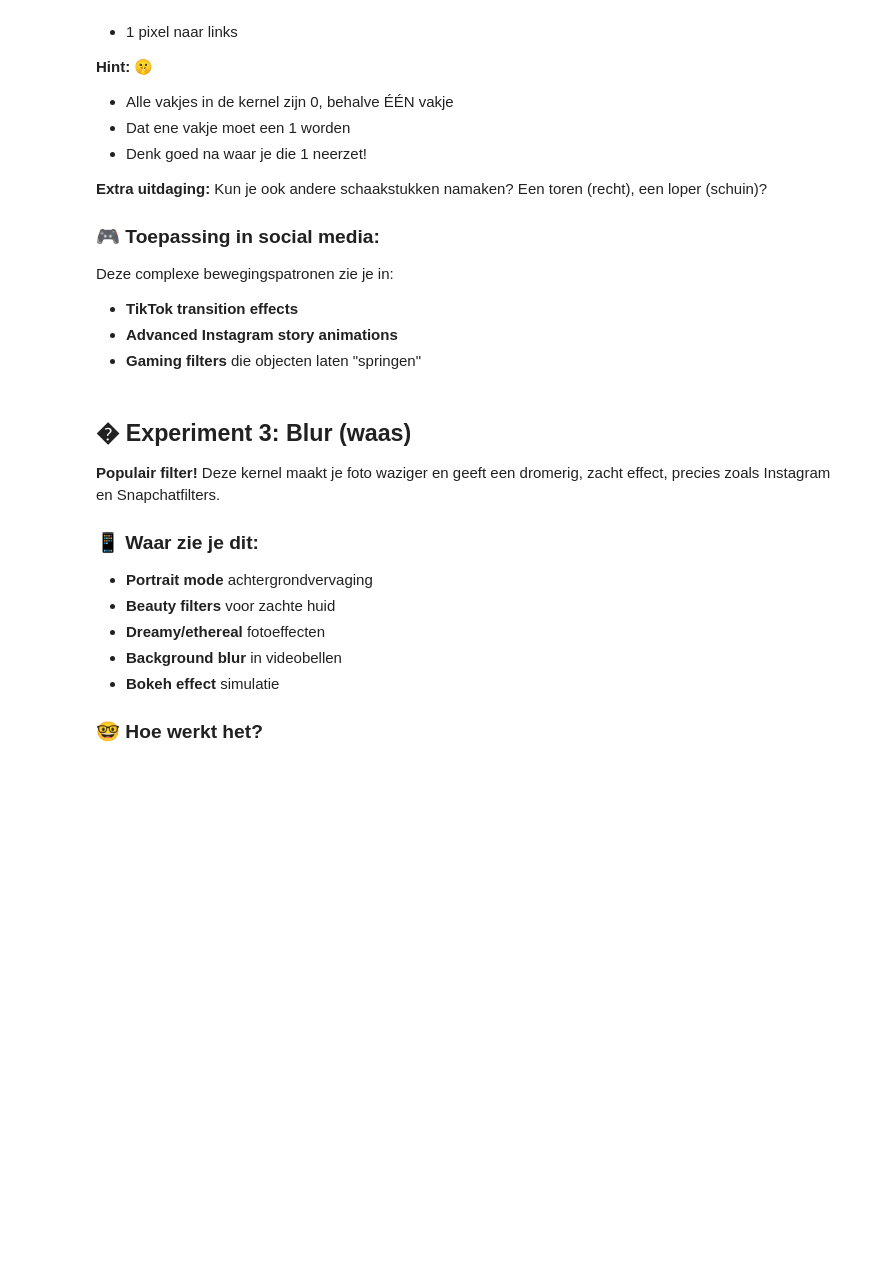
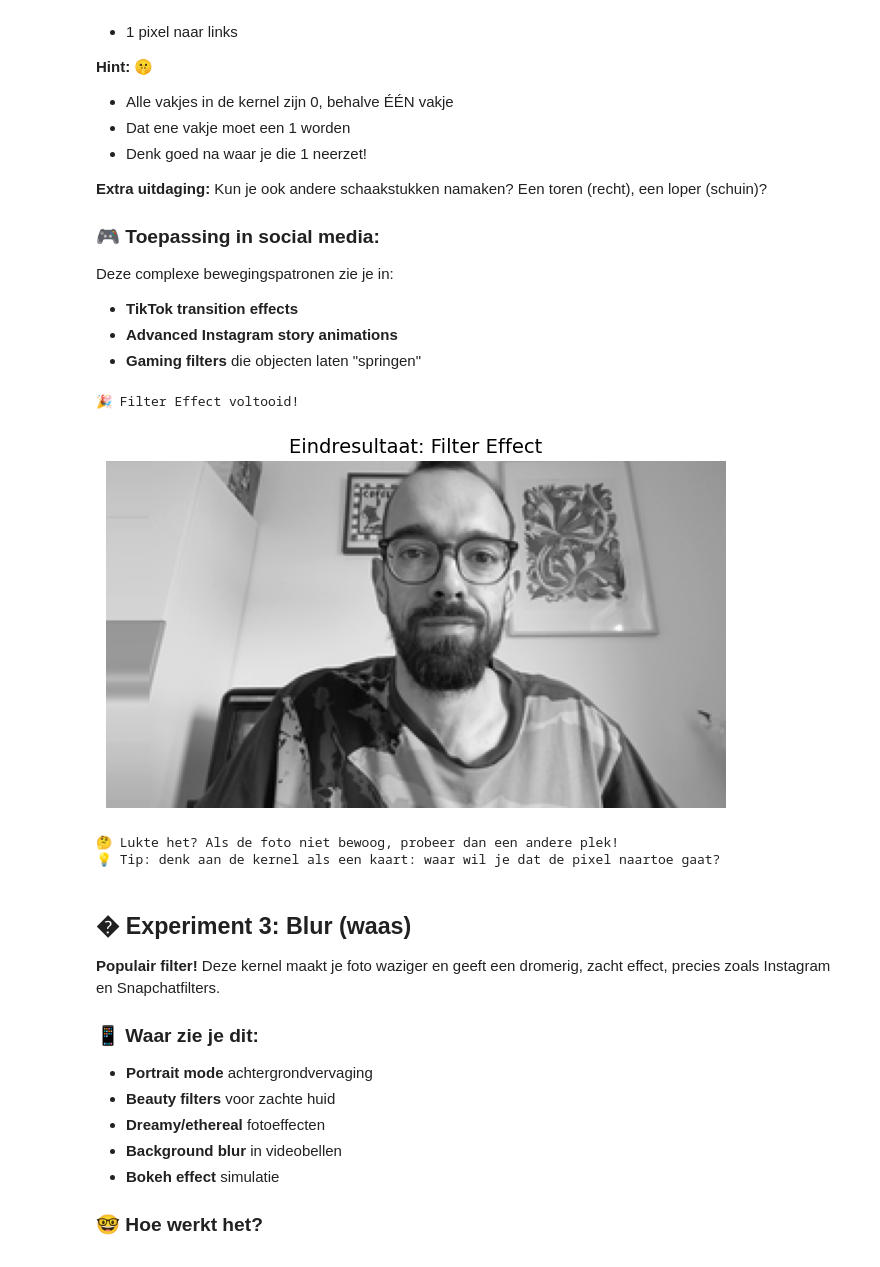
Before and after one commit to NicosStarreveld/WorkshopCNNs, a Jupyter notebook: workshop_convolutie_geen_ai.ipynb, the cells around one changed output. Drawn from its saved outputs; the diff is of its cells as text; code cells hidden in the pictures; blank space fills up the shorter version.

```diff
--- a/workshop_convolutie_geen_ai.ipynb
+++ b/workshop_convolutie_geen_ai.ipynb
@@ -421,24 +424,29 @@ Deze complexe bewegingspatronen zie je in:
 # %%
 # 🐎 Jouw Paardensprong Kernel - Kun jij het oplossen?
 
 print("🏁 Dit is jouw uitdaging! Verander de kernel hieronder:")
 print("   Zet een '1' op de juiste plek om een paardensprong te maken!")
 print("   (2 omhoog, 1 naar links)")
 
 # VERANDER DEZE KERNEL - zet ergens een 1 neer!
 kernel = np.array([[0, 0, 0, 0, 0],    # Rij 1
                    [0, 0, 0, 0, 0],    # Rij 2
-                   [0, 0, 0, 0, 0],    # Rij 3 (midden)
+                   [0, 0, 0, 1, 0],    # Rij 3 (midden)
                    [0, 0, 0, 0, 0],    # Rij 4
                    [0, 0, 0, 0, 0]])   # Rij 5
 
 print("\n🎬 Laten we kijken wat jouw kernel doet:")
 
 n_iters = 20
 apply_conv(img, kernel, n_iters)
 
 print("\n🤔 Lukte het? Als de foto niet bewoog, probeer dan een andere plek!")
 print("💡 Tip: denk aan de kernel als een kaart: waar wil je dat de pixel naartoe gaat?")
+# %% [output]
+🎉 Filter Effect voltooid!
+[figure, added]
+🤔 Lukte het? Als de foto niet bewoog, probeer dan een andere plek!
+💡 Tip: denk aan de kernel als een kaart: waar wil je dat de pixel naartoe gaat?
 # %% [markdown]
 ## � Experiment 3: Blur (waas)
 
```
Also changed, not shown: parts of 4 cells of this notebook.
